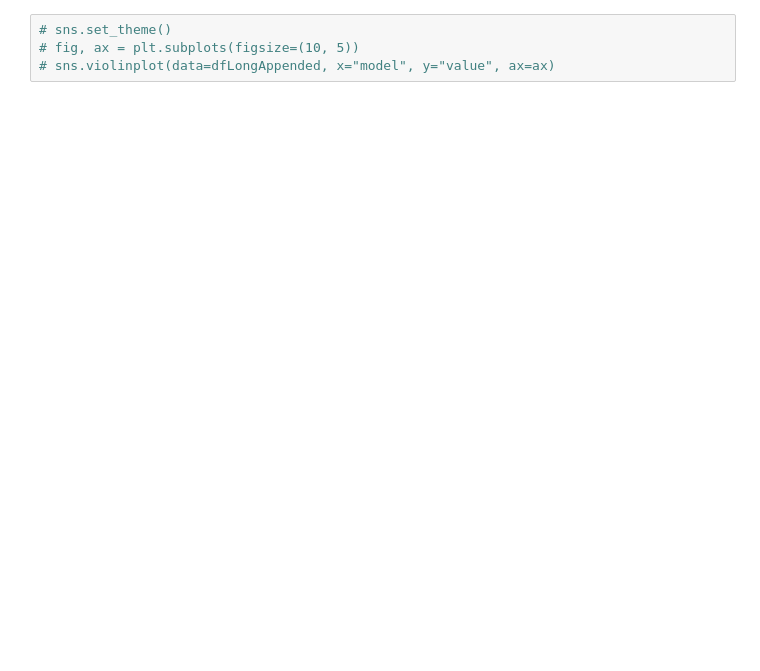
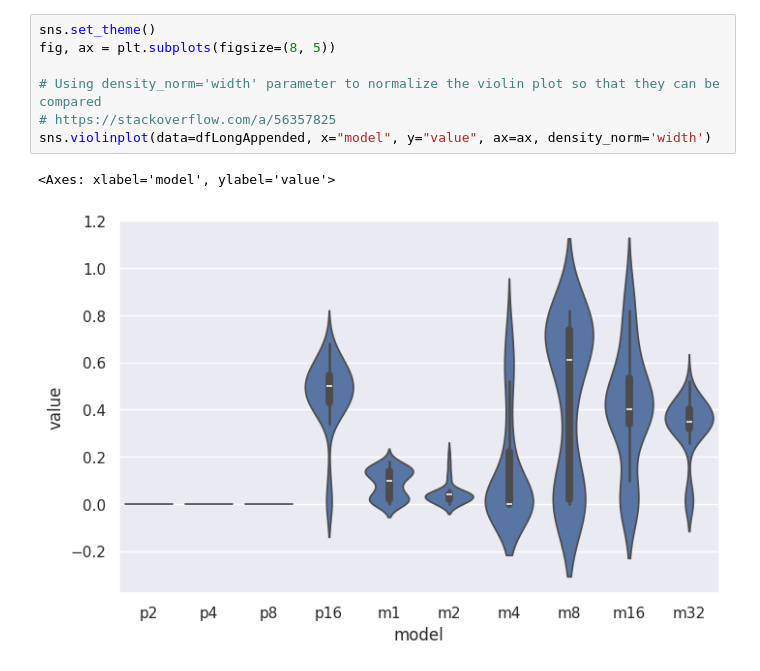
Before and after one commit to nnnpooh/pfc-ml, a Jupyter notebook: T06 - Paper/s8_visualize_fe_reduce.ipynb, the cells around one changed output. Cells and saved outputs as stored; diff of their text form; blank space fills up the shorter version.

```diff
--- a/T06 - Paper/s8_visualize_fe_reduce.ipynb
+++ b/T06 - Paper/s8_visualize_fe_reduce.ipynb
@@ -35,4 +65,10 @@ dfWide.head()
 # %%
-# sns.set_theme()
-# fig, ax = plt.subplots(figsize=(10, 5))
-# sns.violinplot(data=dfLongAppended, x="model", y="value", ax=ax)
+sns.set_theme()
+fig, ax = plt.subplots(figsize=(8, 5))
+
+# Using density_norm='width' parameter to normalize the violin plot so that they can be compared
+# https://stackoverflow.com/a/56357825
+sns.violinplot(data=dfLongAppended, x="model", y="value", ax=ax, density_norm='width')
+# %% [output]
+<Axes: xlabel='model', ylabel='value'>
+[figure, added]
```
Also changed, not shown: parts of 7 cells of this notebook, 8 other files.
